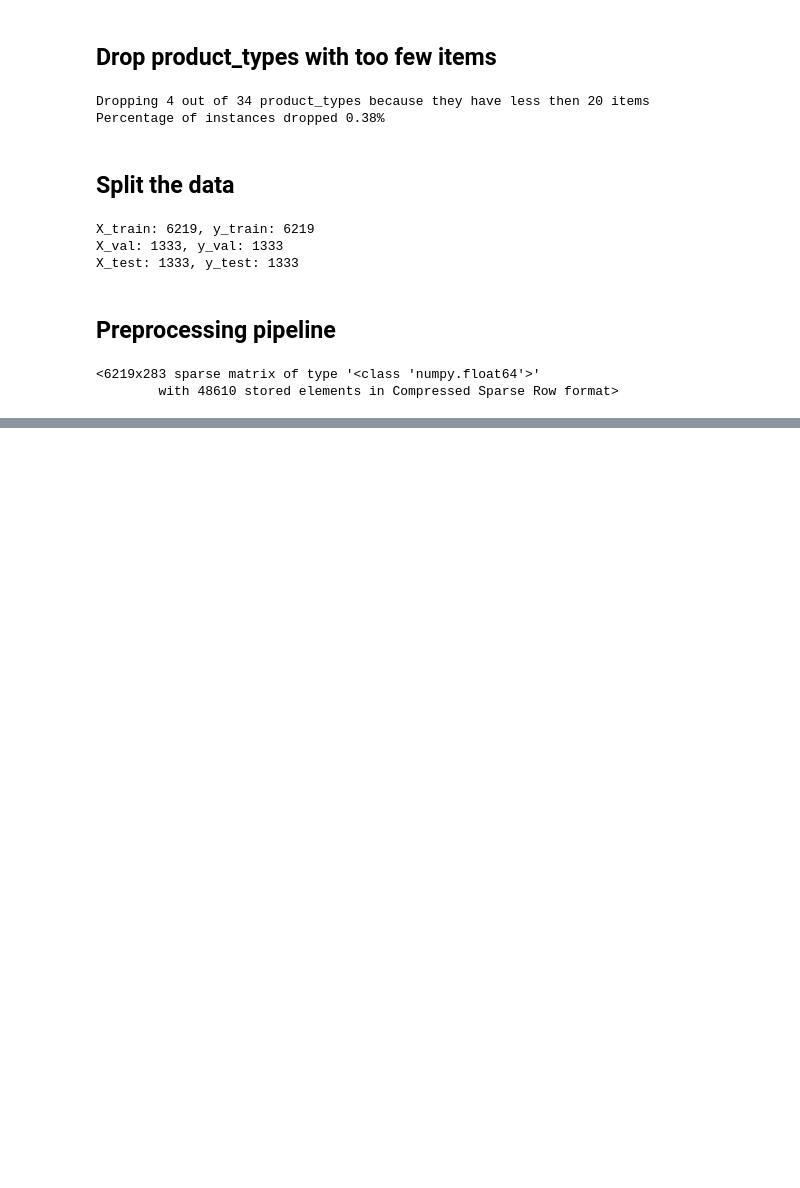
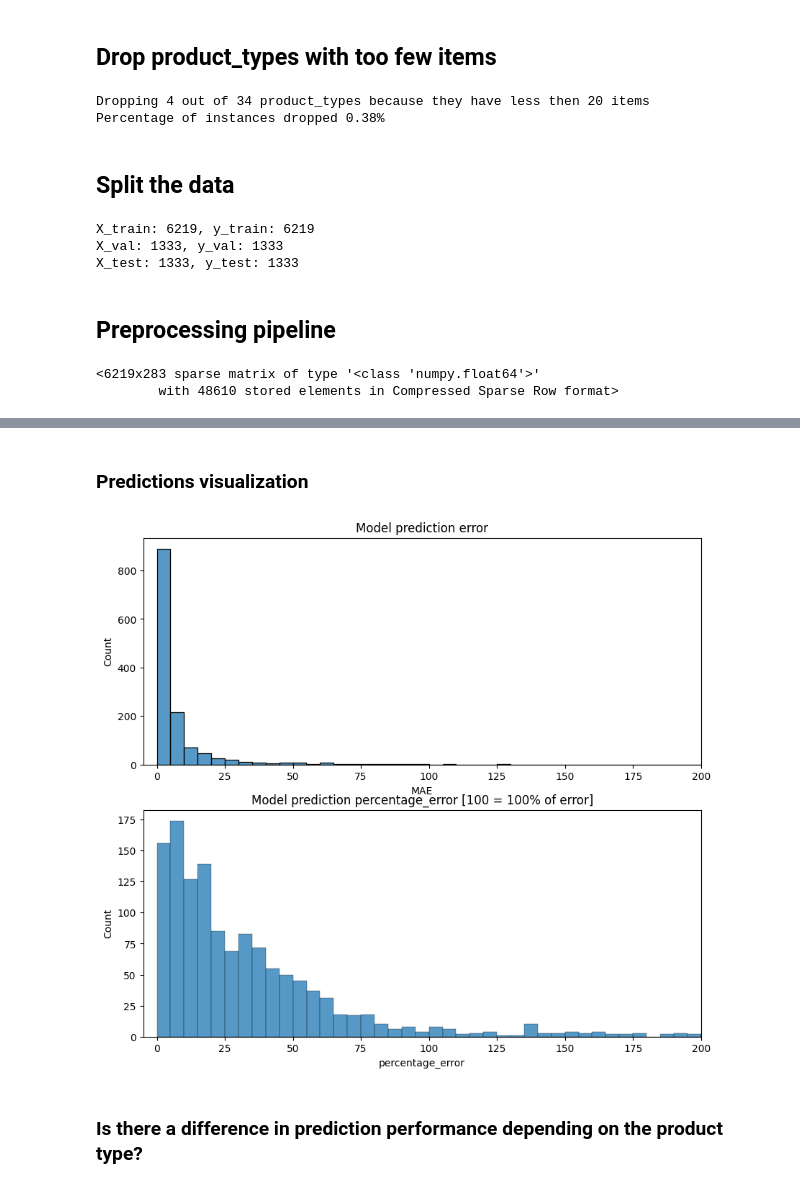
Before and after one commit to max-lutz/technical_case_fairly_made, a Jupyter notebook: notebooks/train_model_climate_change.ipynb, the cells around one changed output, grey strips where cells are left out. Drawn from its saved outputs; the diff is of its cells as text; code cells hidden in the pictures; blank space fills up the shorter version.

```diff
--- a/notebooks/train_model_climate_change.ipynb
+++ b/notebooks/train_model_climate_change.ipynb
@@ -328,0 +261,20 @@ df_results[df_results['label'] > df_results['label'].quantile(0.99)]
+# %% [markdown]
+### Predictions visualization
+# %%
+X_val = val.drop(columns=drop_columns)
+predictions['MAE'] = np.abs(predictions['XGBRegressor'] - predictions['label'])
+predictions['percentage_error'] = 100*predictions['MAE']/predictions['label']
+
+fig, ax = plt.subplots(2,1, figsize=(10,9))
+sns.histplot(data=predictions, x="MAE", ax=ax[0],binwidth=5)
+ax[0].set_title('Model prediction error');
+ax[0].set_xlim([-5, 200])
+
+sns.histplot(data=predictions, x="percentage_error", ax=ax[1], binwidth=5)
+ax[1].set_title('Model prediction percentage_error [100 = 100% of error]');
+ax[1].set_xlim([-5, 200])
+plt.show()
+# %% [output]
+[figure, added]
+# %% [markdown]
+### Is there a difference in prediction performance depending on the product type?
```
Also changed, not shown: parts of 25 cells of this notebook.
